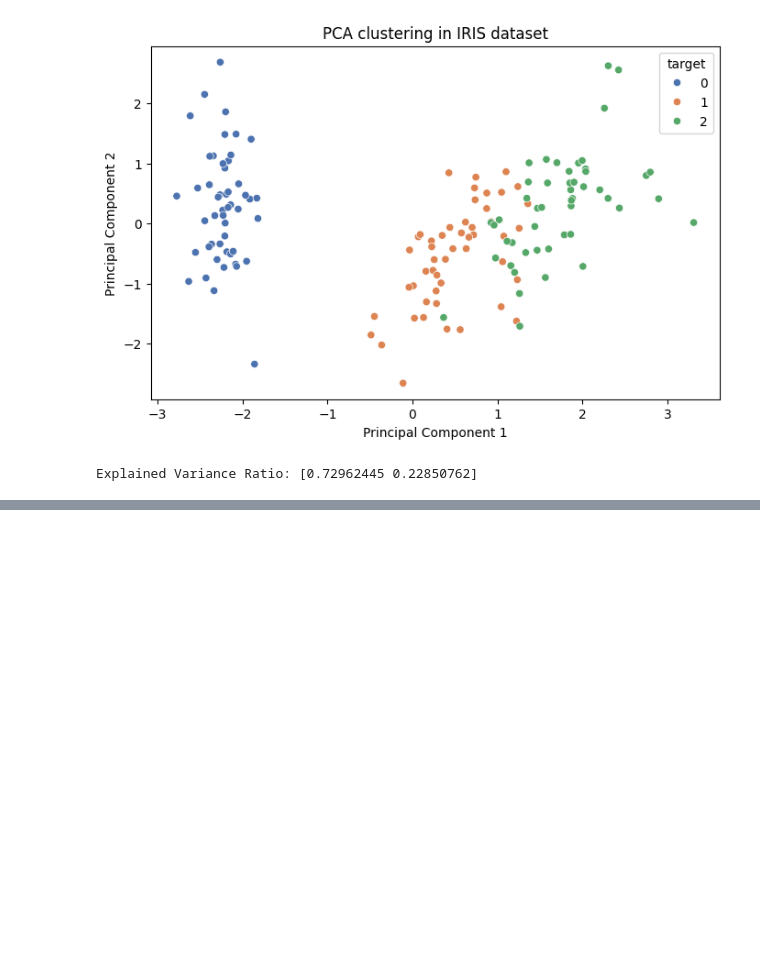
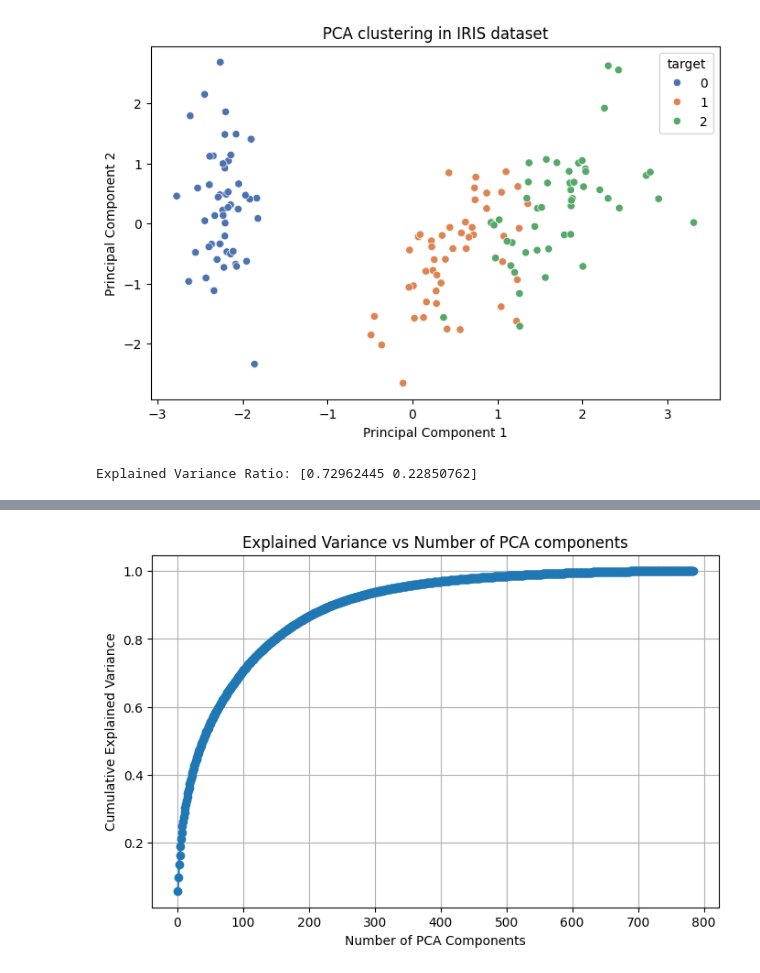
Before and after one commit to udaysinh-git/College-SEM-5-AIML, a Jupyter notebook: Lab2.ipynb, the cells around one changed output, grey strips where cells are left out. Saved outputs shown, nothing was run; the diff lists cells and outputs as text; code cells hidden in the pictures; blank space fills up the shorter version.

```diff
--- a/Lab2.ipynb
+++ b/Lab2.ipynb
@@ -100,0 +139,15 @@ Explained Variance Ratio: [0.72962445 0.22850762]
+# %%
+# variance explained graph (screen plot)
+
+pca_full = PCA().fit(X_scaled)
+explained_variance = np.cumsum(pca_full.explained_variance_ratio_)
+
+plt.figure(figsize=(8, 5))
+plt.plot(np.arange(1,len(explained_variance)+1), explained_variance , marker = "o")
+plt.xlabel("Number of PCA Components")
+plt.ylabel("Cumulative Explained Variance")
+plt.title("Explained Variance vs Number of PCA components")
+plt.grid(True)
+plt.show()
+# %% [output]
+[figure, added]
```
Also changed, not shown: parts of 4 cells of this notebook.
